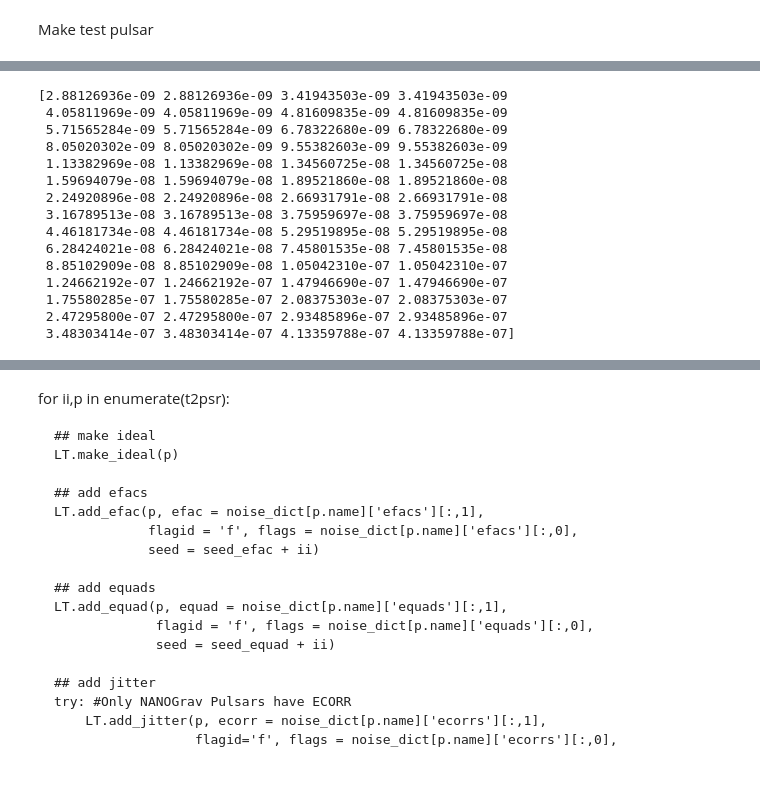
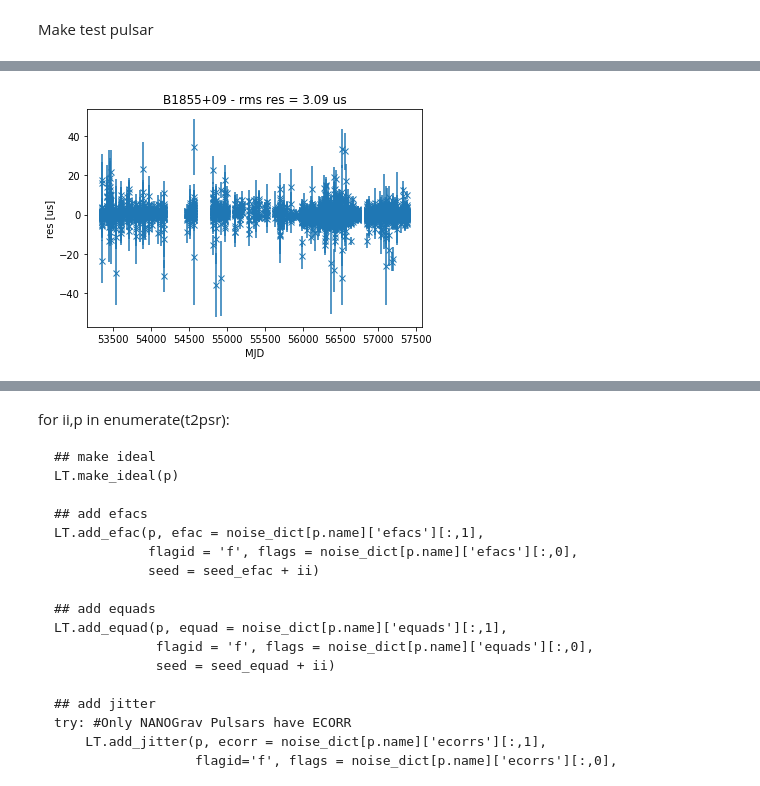
Before and after one commit to LBJ-Wade/NANOGrav, a Jupyter notebook: BackgroundInjections/toasim_testing/comparisons_v1.ipynb, the cells around one changed output, grey strips where cells are left out. Drawn from its saved outputs; the diff is of its cells as text; code cells hidden in the pictures.

```diff
--- a/BackgroundInjections/toasim_testing/comparisons_v1.ipynb
+++ b/BackgroundInjections/toasim_testing/comparisons_v1.ipynb
@@ -197,20 +221,6 @@ f_red_test_psr3,A_red_test_psr3 = MyT.add_rednoise(test_psr3, noise_dict[test_ps
-# %%
-print(f_red_test_psr3)
-# %% [output]
-[2.88126936e-09 2.88126936e-09 3.41943503e-09 3.41943503e-09
- 4.05811969e-09 4.05811969e-09 4.81609835e-09 4.81609835e-09
- 5.71565284e-09 5.71565284e-09 6.78322680e-09 6.78322680e-09
- 8.05020302e-09 8.05020302e-09 9.55382603e-09 9.55382603e-09
- 1.13382969e-08 1.13382969e-08 1.34560725e-08 1.34560725e-08
- 1.59694079e-08 1.59694079e-08 1.89521860e-08 1.89521860e-08
- 2.24920896e-08 2.24920896e-08 2.66931791e-08 2.66931791e-08
- 3.16789513e-08 3.16789513e-08 3.75959697e-08 3.75959697e-08
- 4.46181734e-08 4.46181734e-08 5.29519895e-08 5.29519895e-08
- 6.28424021e-08 6.28424021e-08 7.45801535e-08 7.45801535e-08
- 8.85102909e-08 8.85102909e-08 1.05042310e-07 1.05042310e-07
- 1.24662192e-07 1.24662192e-07 1.47946690e-07 1.47946690e-07
- 1.75580285e-07 1.75580285e-07 2.08375303e-07 2.08375303e-07
- 2.47295800e-07 2.47295800e-07 2.93485896e-07 2.93485896e-07
- 3.48303414e-07 3.48303414e-07 4.13359788e-07 4.13359788e-07]
+# %%
+LP.plotres(test_psr3)
+# %% [output]
+[figure, added]
 # %%
 plt.loglog(f_red_test_psr2/u.yr.to('s'),A_red_test_psr2,'.')
```
Also changed, not shown: parts of 11 cells of this notebook, 1 other file.
